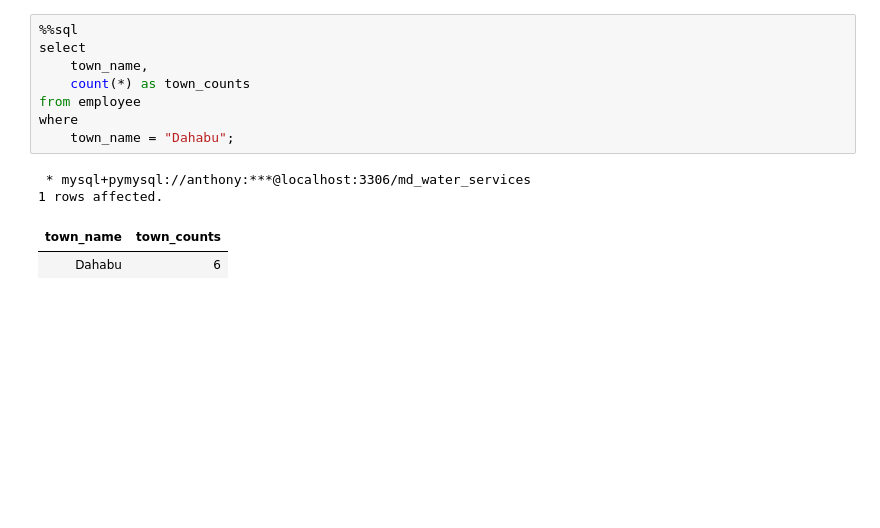
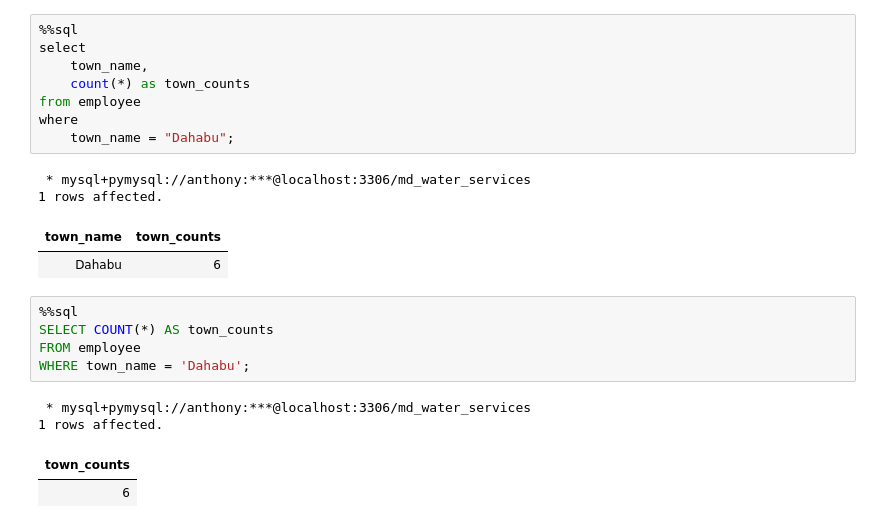
Before and after one commit to ndegwaanth/maji-ndogo, a Jupyter notebook: md_water_service_mcq-2.ipynb, the cells around one changed output. Cells and saved outputs as stored; diff of their text form; blank space fills up the shorter version.

```diff
--- a/md_water_service_mcq-2.ipynb
+++ b/md_water_service_mcq-2.ipynb
@@ -285,3 +285,13 @@ where
 1 rows affected.
 | town_name | town_counts |
 | Dahabu | 6 |
+# %%
+%%sql
+SELECT COUNT(*) AS town_counts
+FROM employee
+WHERE town_name = 'Dahabu';
+# %% [output]
+ * mysql+pymysql://anthony:***@localhost:3306/md_water_services
+1 rows affected.
+| town_counts |
+| 6 |
```
Also changed, not shown: 1 other file.
